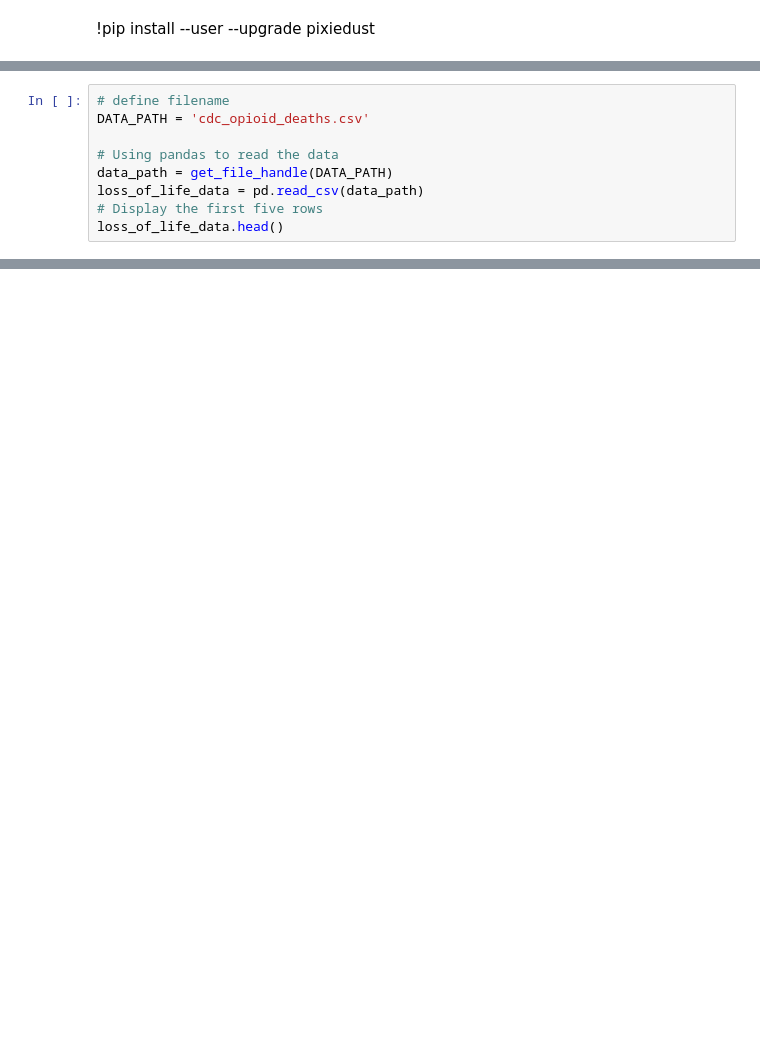
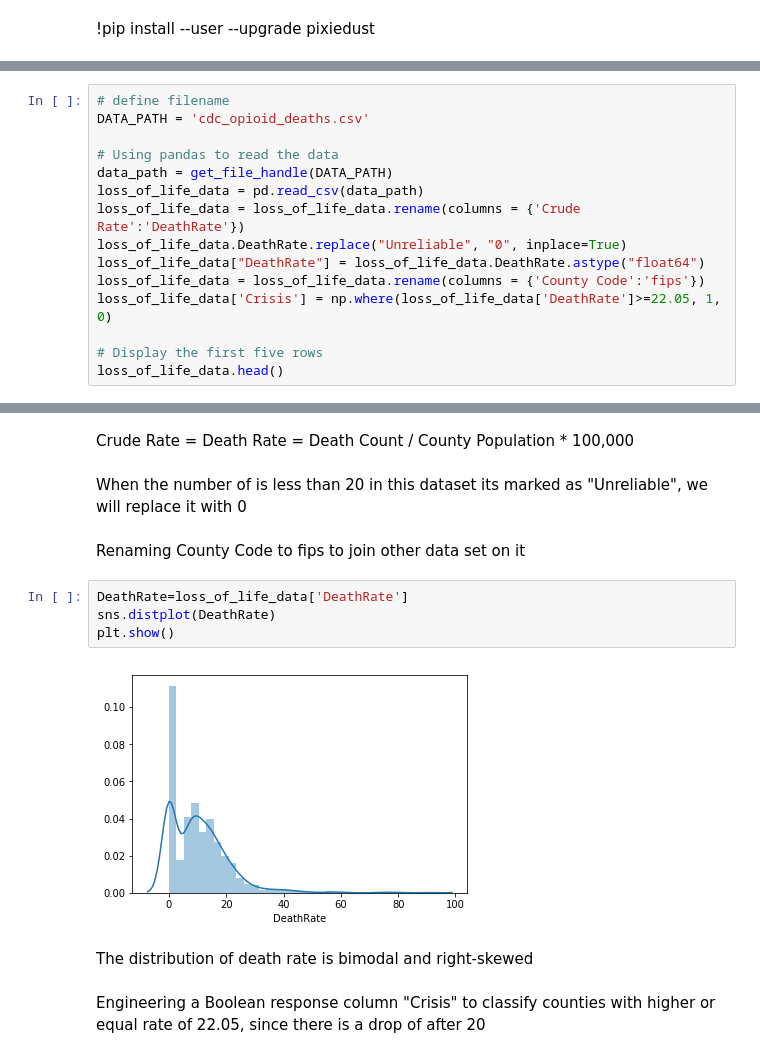
Before and after one commit to GrahamTech/Opioid_Model, a Jupyter notebook: Exploratory Data Analysis .ipynb, the cells around one changed output, grey strips where cells are left out. Saved outputs shown, nothing was run; the diff lists cells and outputs as text; blank space fills up the shorter version.

```diff
--- a/Exploratory Data Analysis .ipynb
+++ b/Exploratory Data Analysis .ipynb
@@ -36,5 +46,11 @@ DATA_PATH = 'cdc_opioid_deaths.csv'
 # Using pandas to read the data
 data_path = get_file_handle(DATA_PATH)
 loss_of_life_data = pd.read_csv(data_path)
+loss_of_life_data = loss_of_life_data.rename(columns = {'Crude Rate':'DeathRate'})
+loss_of_life_data.DeathRate.replace("Unreliable", "0", inplace=True)
+loss_of_life_data["DeathRate"] = loss_of_life_data.DeathRate.astype("float64")
+loss_of_life_data = loss_of_life_data.rename(columns = {'County Code':'fips'})
+loss_of_life_data['Crisis'] = np.where(loss_of_life_data['DeathRate']>=22.05, 1, 0)
+
 # Display the first five rows
 loss_of_life_data.head()
@@ -41,2 +64,18 @@ loss_of_life_data.head()
+# %% [markdown]
+Crude Rate = Death Rate = Death Count / County Population * 100,000
+# %% [markdown]
+When the number of is less than 20 in this dataset its marked as "Unreliable", we will replace it with 0
+# %% [markdown]
+Renaming County Code to fips to join other data set on it
+# %%
+DeathRate=loss_of_life_data['DeathRate']
+sns.distplot(DeathRate)
+plt.show()
+# %% [output]
+[figure, added]
+# %% [markdown]
+The distribution of death rate is bimodal and right-skewed
+# %% [markdown]
+Engineering a Boolean response column "Crisis" to classify counties with higher or equal rate of 22.05, since there is a drop of after 20
 # %%
 display(loss_of_life_data)
```
Also changed, not shown: parts of 54 cells of this notebook.
